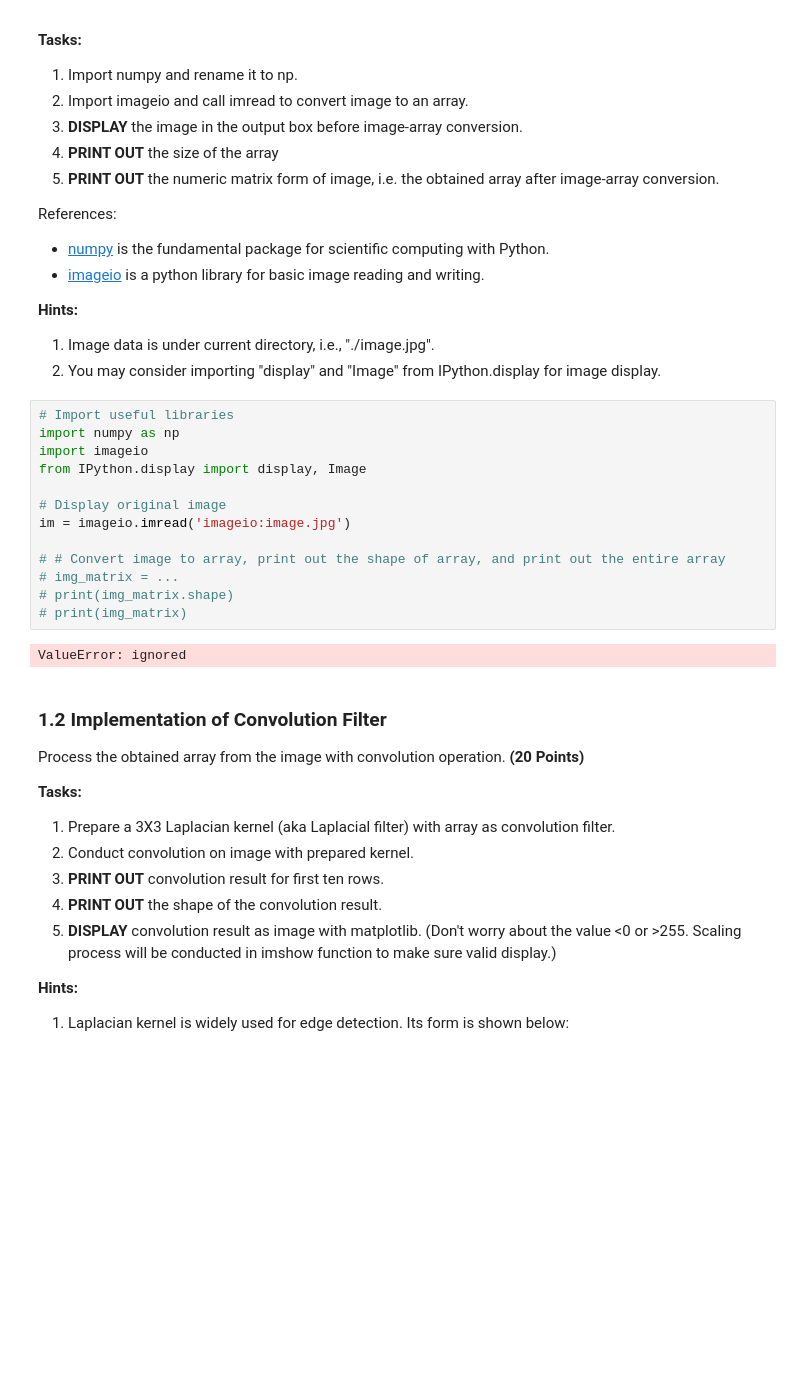
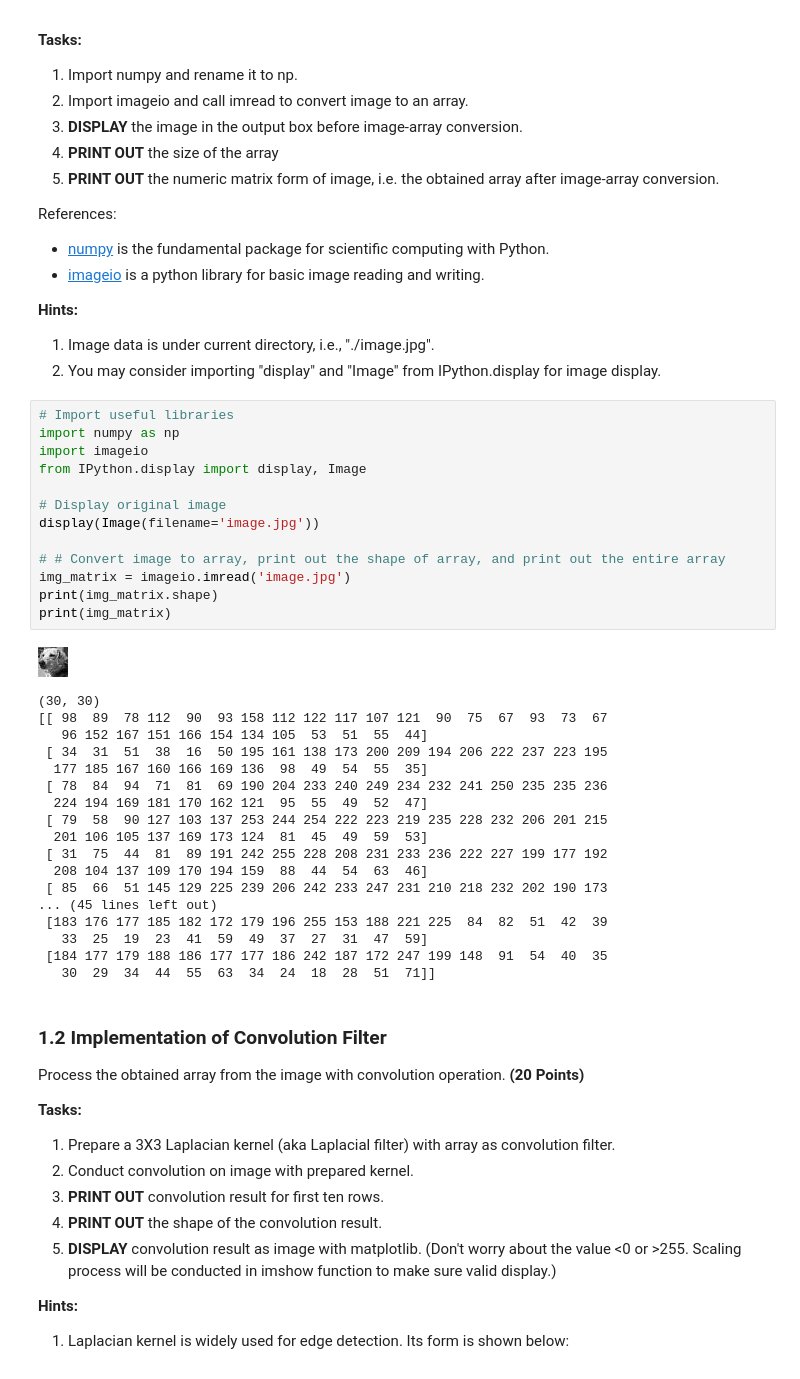
Before and after one commit to cgprats/CAP4630_HW3, a Jupyter notebook: Homework_03.ipynb, the cells around one changed output. Cells and saved outputs as stored; diff of their text form; blank space fills up the shorter version.

```diff
--- a/Homework_03.ipynb
+++ b/Homework_03.ipynb
@@ -31,18 +31,35 @@ References:
 # %%
 # Import useful libraries
 import numpy as np
 import imageio
 from IPython.display import display, Image
 
 # Display original image
-im = imageio.imread('imageio:image.jpg')
+display(Image(filename='image.jpg'))
 
 # # Convert image to array, print out the shape of array, and print out the entire array
-# img_matrix = ...
-# print(img_matrix.shape)
-# print(img_matrix)
+img_matrix = imageio.imread('image.jpg')
+print(img_matrix.shape)
+print(img_matrix)
 # %% [output]
+[figure, added]
-ValueError: ignored
+(30, 30)
+[[ 98  89  78 112  90  93 158 112 122 117 107 121  90  75  67  93  73  67
+   96 152 167 151 166 154 134 105  53  51  55  44]
+ [ 34  31  51  38  16  50 195 161 138 173 200 209 194 206 222 237 223 195
+  177 185 167 160 166 169 136  98  49  54  55  35]
+ [ 78  84  94  71  81  69 190 204 233 240 249 234 232 241 250 235 235 236
+  224 194 169 181 170 162 121  95  55  49  52  47]
+ [ 79  58  90 127 103 137 253 244 254 222 223 219 235 228 232 206 201 215
+  201 106 105 137 169 173 124  81  45  49  59  53]
+ [ 31  75  44  81  89 191 242 255 228 208 231 233 236 222 227 199 177 192
+  208 104 137 109 170 194 159  88  44  54  63  46]
+ [ 85  66  51 145 129 225 239 206 242 233 247 231 210 218 232 202 190 173
+... (45 lines left out)
+ [183 176 177 185 182 172 179 196 255 153 188 221 225  84  82  51  42  39
+   33  25  19  23  41  59  49  37  27  31  47  59]
+ [184 177 179 188 186 177 177 186 242 187 172 247 199 148  91  54  40  35
+   30  29  34  44  55  63  34  24  18  28  51  71]]
 # %% [markdown]
 ### 1.2 Implementation of Convolution Filter
 
```
